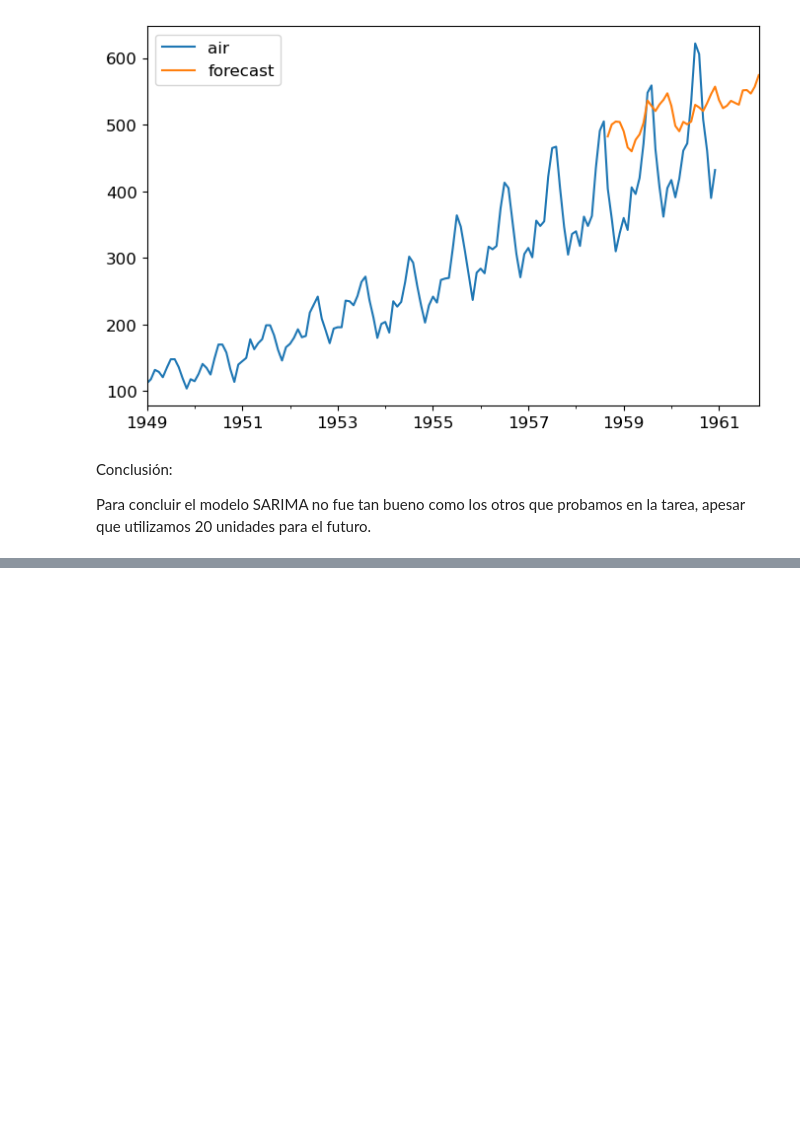
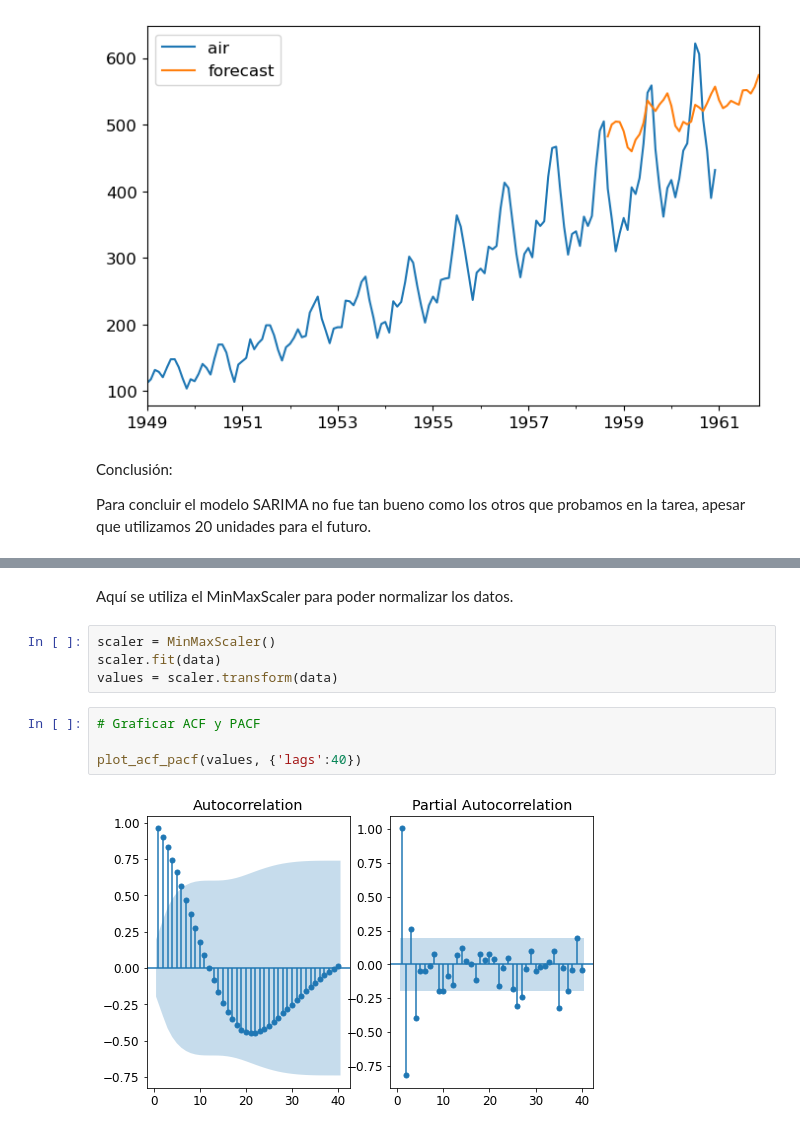
Before and after one commit to Claudia0806/Tarea2_CCCastillejos_LXPerez, a Jupyter notebook: Tarea2_CCCastillejos_LXPerez.ipynb, the cells around one changed output, grey strips where cells are left out. Cells and saved outputs as stored; diff of their text form; blank space fills up the shorter version.

```diff
--- a/Tarea2_CCCastillejos_LXPerez.ipynb
+++ b/Tarea2_CCCastillejos_LXPerez.ipynb
@@ -811,0 +940,12 @@ Para concluir el modelo SARIMA no fue tan bueno como los otros que probamos en l
+# %% [markdown]
+Aquí se utiliza el MinMaxScaler para poder normalizar los datos.
+# %%
+scaler = MinMaxScaler()
+scaler.fit(data)
+values = scaler.transform(data)
+# %%
+# Graficar ACF y PACF
+
+plot_acf_pacf(values, {'lags':40})
+# %% [output]
+[figure, added]
```
Also changed, not shown: parts of 14 cells of this notebook.
